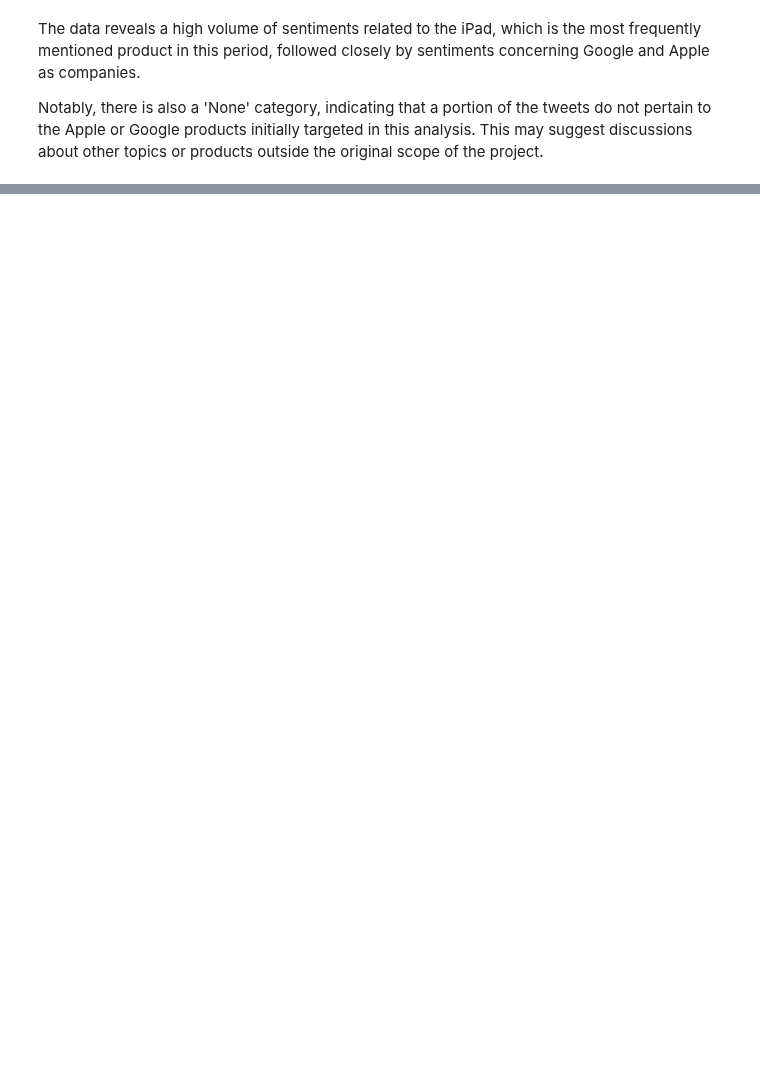
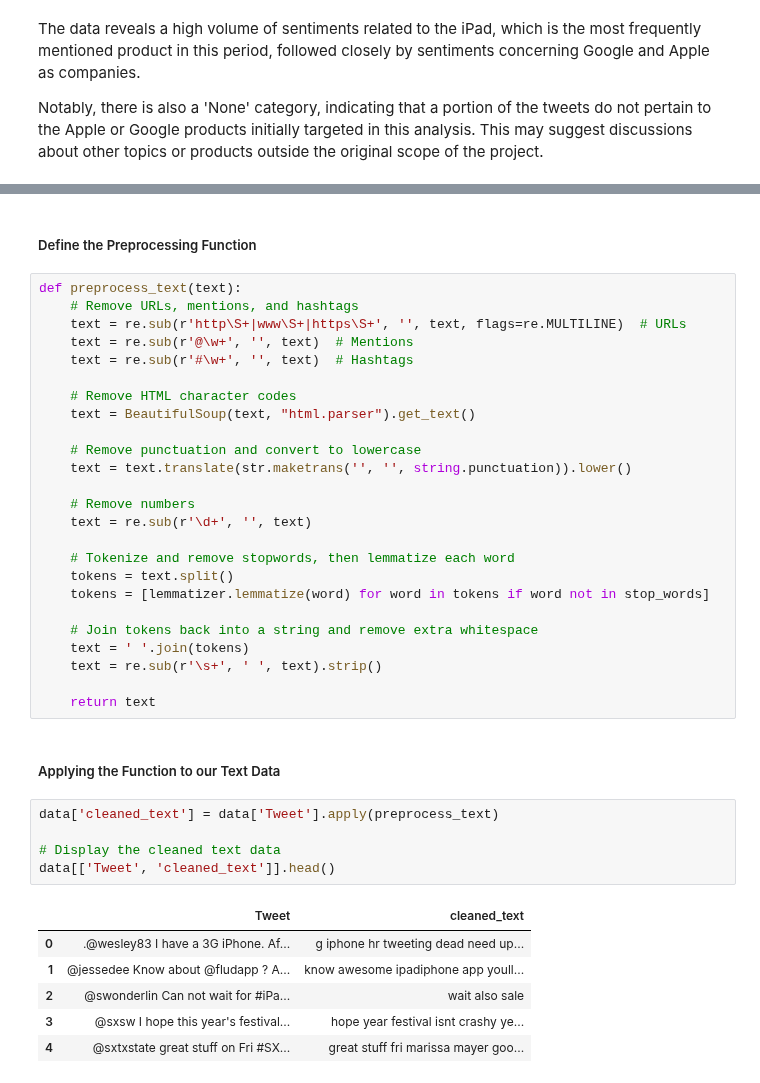
Before and after one commit to gtisnanga/GRP-13-FINAL-PROJECT, a Jupyter notebook: ANGELA.ipynb, the cells around one changed output, grey strips where cells are left out. Saved outputs shown, nothing was run; the diff lists cells and outputs as text; blank space fills up the shorter version.

Commit message:
Remove URLs/Mentions/Hashtags/HTML Character Codes & Punctuations/Convert text to lowercase/Remove stopwords/Remove extra white space and numbers

```diff
--- a/ANGELA.ipynb
+++ b/ANGELA.ipynb
@@ -413,0 +456,41 @@ Notably, there is also a 'None' category, indicating that a portion of the tweet
+# %% [markdown]
+##### Define the Preprocessing Function
+# %%
+def preprocess_text(text):
+    # Remove URLs, mentions, and hashtags
+    text = re.sub(r'http\S+|www\S+|https\S+', '', text, flags=re.MULTILINE)  # URLs
+    text = re.sub(r'@\w+', '', text)  # Mentions
+    text = re.sub(r'#\w+', '', text)  # Hashtags
+
+    # Remove HTML character codes
+    text = BeautifulSoup(text, "html.parser").get_text()
+
+    # Remove punctuation and convert to lowercase
+    text = text.translate(str.maketrans('', '', string.punctuation)).lower()
+
+    # Remove numbers
+    text = re.sub(r'\d+', '', text)
+
+    # Tokenize and remove stopwords, then lemmatize each word
+    tokens = text.split()
+    tokens = [lemmatizer.lemmatize(word) for word in tokens if word not in stop_words]
+
+    # Join tokens back into a string and remove extra whitespace
+    text = ' '.join(tokens)
+    text = re.sub(r'\s+', ' ', text).strip()
+
+    return text
+# %% [markdown]
+##### Applying the Function to our Text Data
+# %%
+data['cleaned_text'] = data['Tweet'].apply(preprocess_text)
+
+# Display the cleaned text data
+data[['Tweet', 'cleaned_text']].head()
+# %% [output]
+|  | Tweet | cleaned_text |
+| 0 | .@wesley83 I have a 3G iPhone. Af... | g iphone hr tweeting dead need up... |
+| 1 | @jessedee Know about @fludapp ? A... | know awesome ipadiphone app youll... |
+| 2 | @swonderlin Can not wait for #iPa... | wait also sale |
+| 3 | @sxsw I hope this year's festival... | hope year festival isnt crashy ye... |
+| 4 | @sxtxstate great stuff on Fri #SX... | great stuff fri marissa mayer goo... |
```
Also changed, not shown: parts of 10 cells of this notebook.
